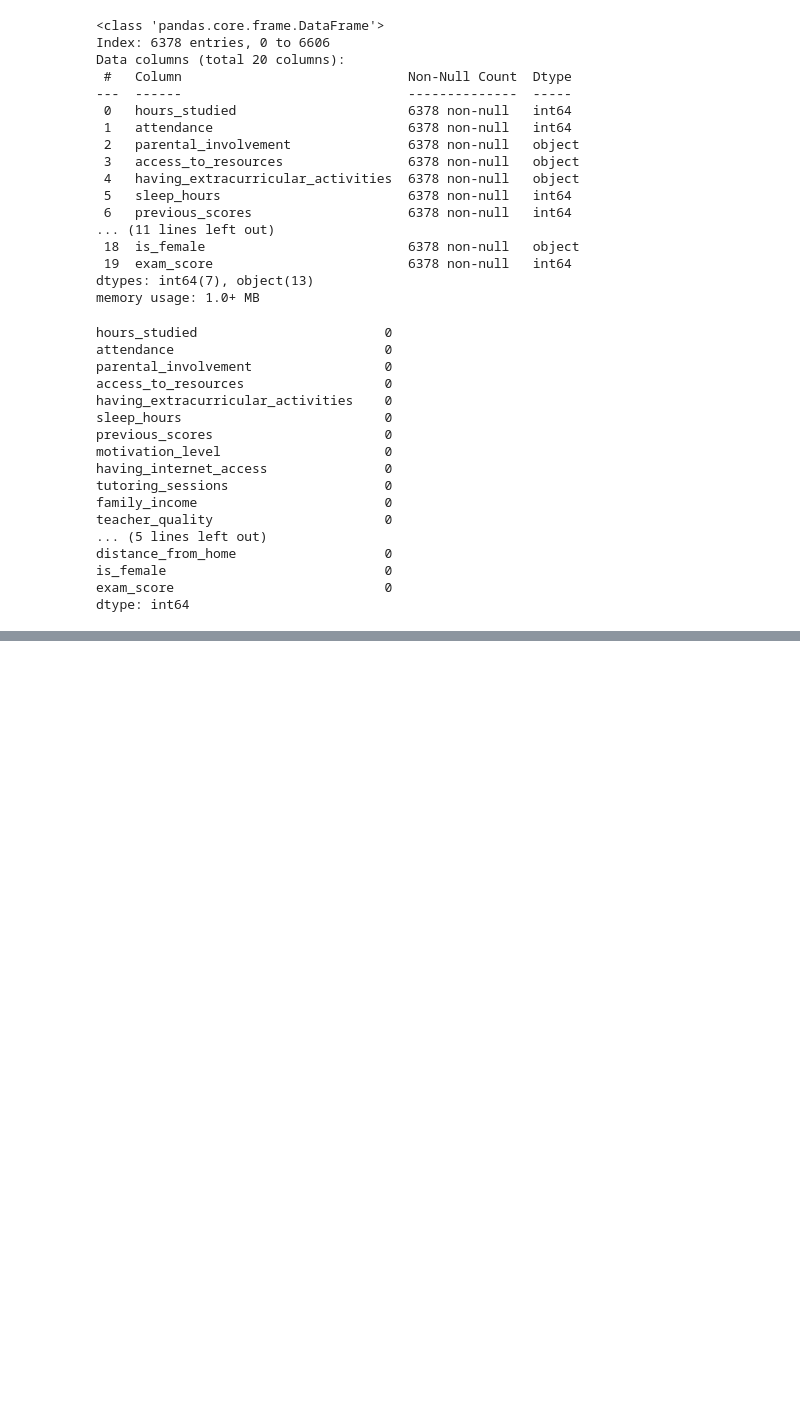
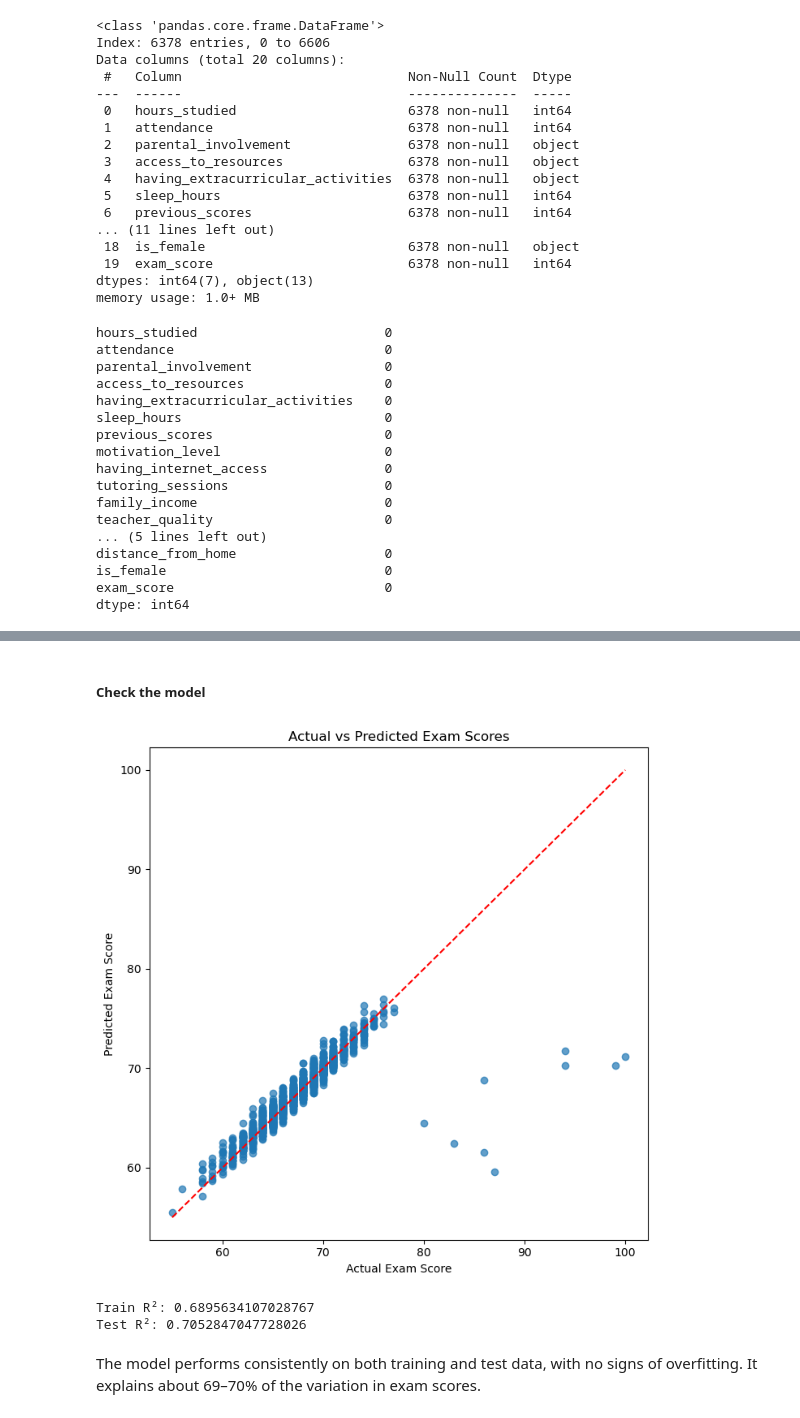
Before and after one commit to minhngocda/kaggle_student_performance_factors, a Jupyter notebook: Student_performance_sample.ipynb, the cells around one changed output, grey strips where cells are left out. Drawn from its saved outputs; the diff is of its cells as text; code cells hidden in the pictures; blank space fills up the shorter version.

```diff
--- a/Student_performance_sample.ipynb
+++ b/Student_performance_sample.ipynb
@@ -244,0 +329,11 @@ dtype: int64
+# %%
+#Built dataset X and y
+X = df_cleaned[top_features]
+y = df_cleaned['exam_score']
+# %%
+#Train, test split
+from sklearn.model_selection import train_test_split
+
+X_train, X_test, y_train, y_test = train_test_split(
+    X, y, test_size=0.2, random_state=42
+)
@@ -244,0 +379,41 @@ dtype: int64
+# %% [markdown]
+##### Check the model
+# %%
+#dataframe base on testing data
+y_pred = model.predict(X_test)
+# %%
+#Make a visualization to see actual vs predicted exam score by the model
+plt.figure(figsize=(7, 7))
+
+plt.scatter(y_test, y_pred, alpha=0.7)
+
+# perfect prediction
+plt.plot([y_test.min(), y_test.max()],
+         [y_test.min(), y_test.max()],
+         color='red', linestyle='--')
+
+plt.xlabel("Actual Exam Score")
+plt.ylabel("Predicted Exam Score")
+plt.title("Actual vs Predicted Exam Scores")
+
+plt.tight_layout()
+plt.show()
+# %% [output]
+[figure, added]
+# %%
+#calculate R*R for both train and test data, for Overfitting check
+from sklearn.metrics import r2_score
+
+y_train_pred = model.predict(X_train)
+y_test_pred = model.predict(X_test)
+
+train_r2 = r2_score(y_train, y_train_pred)
+test_r2 = r2_score(y_test, y_test_pred)
+
+print("Train R²:", train_r2)
+print("Test R²:", test_r2)
+# %% [output]
+Train R²: 0.6895634107028767
+Test R²: 0.7052847047728026
+# %% [markdown]
+The model performs consistently on both training and test data, with no signs of overfitting. It explains about 69–70% of the variation in exam scores.
```
Also changed, not shown: parts of 9 cells of this notebook.
